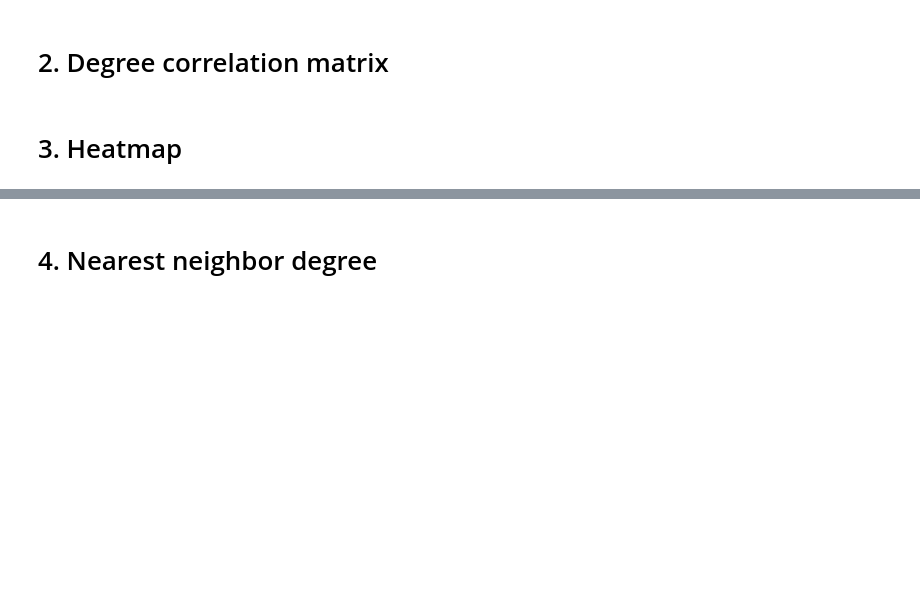
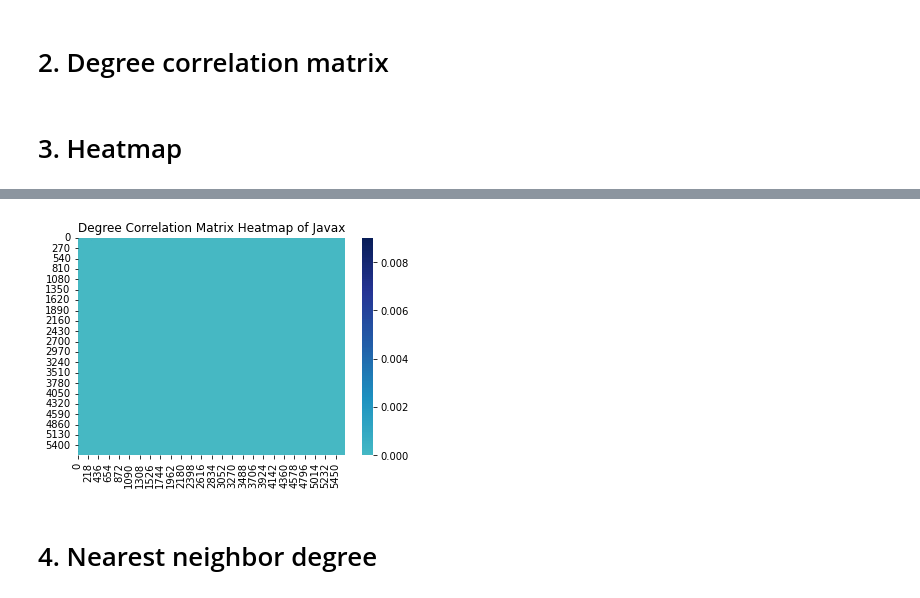
Before and after one commit to fidsusj/CNA_assignments, a Jupyter notebook: 7/code/problem_1.ipynb, the cells around one changed output, grey strips where cells are left out. Drawn from its saved outputs; the diff is of its cells as text; code cells hidden in the pictures; blank space fills up the shorter version.

```diff
--- a/7/code/problem_1.ipynb
+++ b/7/code/problem_1.ipynb
@@ -121,3 +125,9 @@ plt.show()
+# %%
+ax = sns.heatmap(deg_corr_mat_javax, cmap="YlGnBu", center=0.00015)
+plt.title("Degree Correlation Matrix Heatmap of Javax")
+plt.show()
+# %% [output]
+[figure, added]
 # %% [markdown]
 # 4. Nearest neighbor degree
 # %%
```
Also changed, not shown: parts of 21 cells of this notebook, 1 other file.
